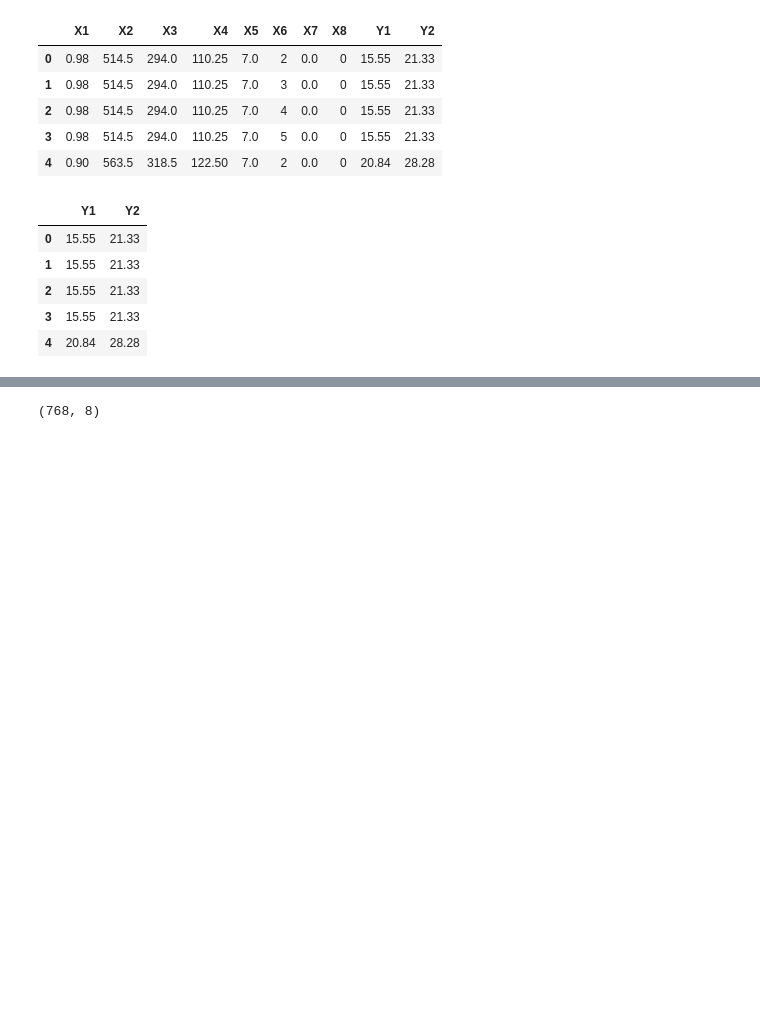
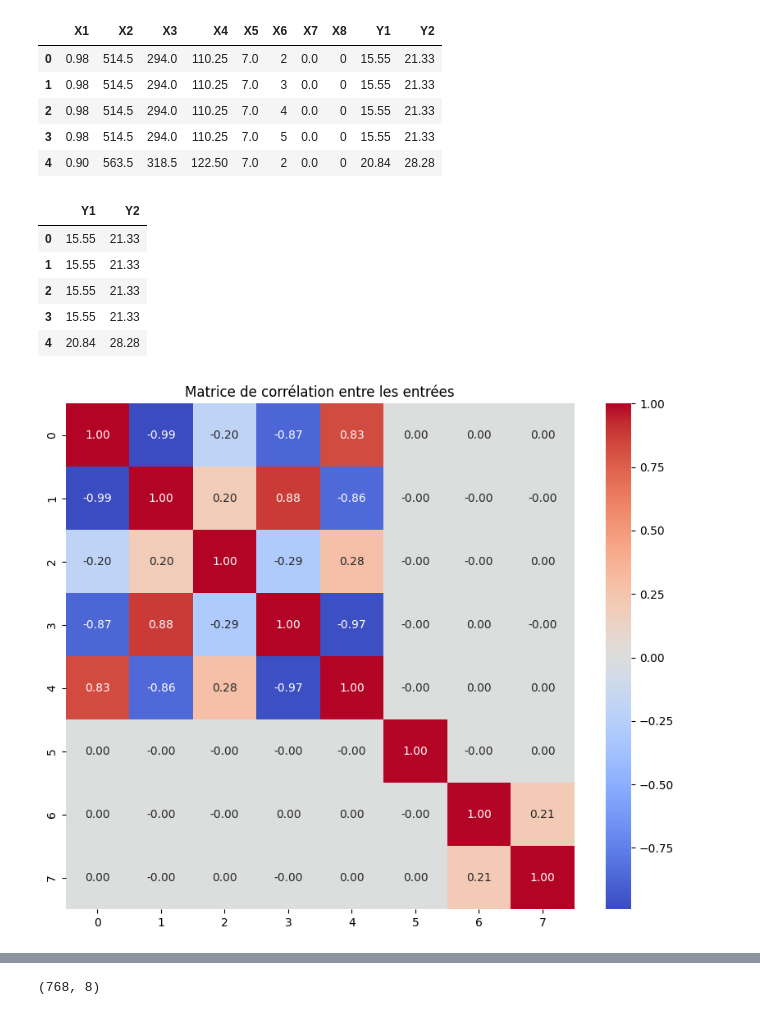
Before and after one commit to bakirmohammed1234/Prediction_Efficacite_Energetique_Batiments, a Jupyter notebook: BackPropagation.ipynb, the cells around one changed output, grey strips where cells are left out. Drawn from its saved outputs; the diff is of its cells as text; code cells hidden in the pictures; blank space fills up the shorter version.

Commit message:
ajout visualisation de coorelation et comparaison entre les metrics

```diff
--- a/BackPropagation.ipynb
+++ b/BackPropagation.ipynb
@@ -29,3 +30,15 @@ Y.head()
 | 2 | 15.55 | 21.33 |
 | 3 | 15.55 | 21.33 |
 | 4 | 20.84 | 28.28 |
+# %%
+#La recherche de corrélation dans les données d'entrées
+Xo=pd.DataFrame(X)
+Yo=pd.DataFrame(Y)
+correlation_matrix = co.corr()
+
+plt.figure(figsize=(10, 8))
+sns.heatmap(correlation_matrix, annot=True, cmap='coolwarm', fmt=".2f")
+plt.title("Matrice de corrélation entre les entrées")
+plt.show()
+# %% [output]
+[figure, added]
```
Also changed, not shown: parts of 13 cells of this notebook.
